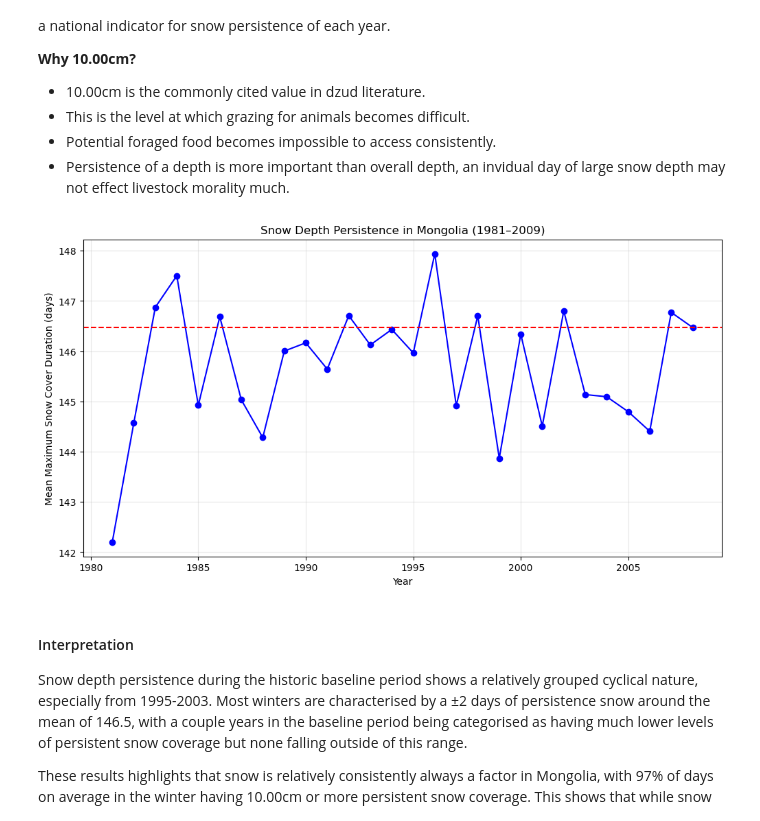
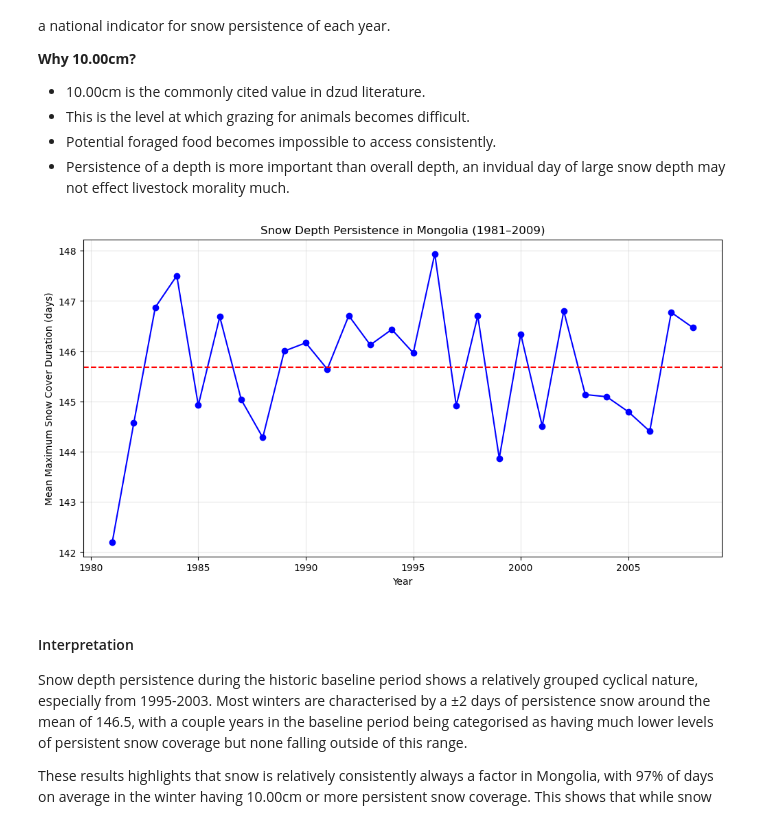
Before and after one commit to sgosmyt2/climate-extremes-risk-analysis, a Jupyter notebook: notebooks/MongoliaDzudExtremeWeather.ipynb, the cells around one changed output. Drawn from its saved outputs; the diff is of its cells as text; code cells hidden in the pictures.

```diff
--- a/notebooks/MongoliaDzudExtremeWeather.ipynb
+++ b/notebooks/MongoliaDzudExtremeWeather.ipynb
@@ -253,7 +253,46 @@ def yearly_mean_max_persist(pdata,threshold,condition="le",time_dim="time",spati
             metric_name: mean_spell
         })
 
-    return results, mean_spell
+    dataframe = pd.DataFrame(results)
+
+    clim_mean = dataframe[metric_name].mean()
+
+    return dataframe, clim_mean
+
+def yearly_persistence_extent(pdata,threshold,min_days,condition="ge",time_dim="time",spatial_dims=("latitude", "longitude"),metric_name="persistence_extent_pct"):
+    results = []
+
+    for year, ds_year in pdata.groupby(f"{time_dim}.year"):
+
+        if condition == "le":
+            mask = ds_year <= threshold
+        elif condition == "ge":
+            mask = ds_year >= threshold
+        else:
+            raise ValueError("condition must be 'le' or 'ge'")
+
+        max_spell_grid = xr.apply_ufunc(
+            max_run_length,
+            mask,
+            input_core_dims=[[time_dim]],
+            vectorize=True,
+            dask="parallelized",
+            output_dtypes=[int],
+        )
+
+        extent = (
+            (max_spell_grid >= min_days)
+            .mean(dim=list(spatial_dims))
+            .compute()
+            .item()
+        )
+
+        results.append({
+            "year": int(year),
+            metric_name: extent * 100
+        })
+
+    return pd.DataFrame(results)
 # %% [markdown]
 ### Winter Mean
 
@@ -373,32 +410,30 @@ To explore this component of winter severity, snow depth persistence is evaluate
 # %%
 snow_threshold = 0.10
 snow_winter = ds_era5["sd"]
 
-snow_results, snow_mean = yearly_mean_max_persist(pdata=snow_winter,threshold=snow_threshold,condition="le",metric_name="mean_max_snow_spell_days")
-
-dataframe_snow = pd.DataFrame(snow_results)
+dataframe_snow, snow_mean = yearly_mean_max_persist(pdata=snow_winter,threshold=snow_threshold,condition="le",metric_name="mean_max_snow_spell_days")
 
 plt.figure(figsize=(12,6))
 plt.plot(
     dataframe_snow["year"],
     dataframe_snow["mean_max_snow_spell_days"],
     marker="o",
     linewidth=1.5,
     color="blue"
 )
 plt.axhline(
     snow_mean,
     color="red",
     linestyle="--",
     label="Baseline Mean"
 )
 plt.xlabel("Year")
 plt.ylabel("Mean Maximum Snow Cover Duration (days)")
 plt.title("Snow Depth Persistence in Mongolia (1981–2009)")
 plt.grid(alpha=0.3)
 plt.show()
 # %% [output]
-[figure, old version]
+[figure, new version]
 # %% [markdown]
 #### Interpretation
 
```
Also changed, not shown: parts of 5 cells of this notebook.
